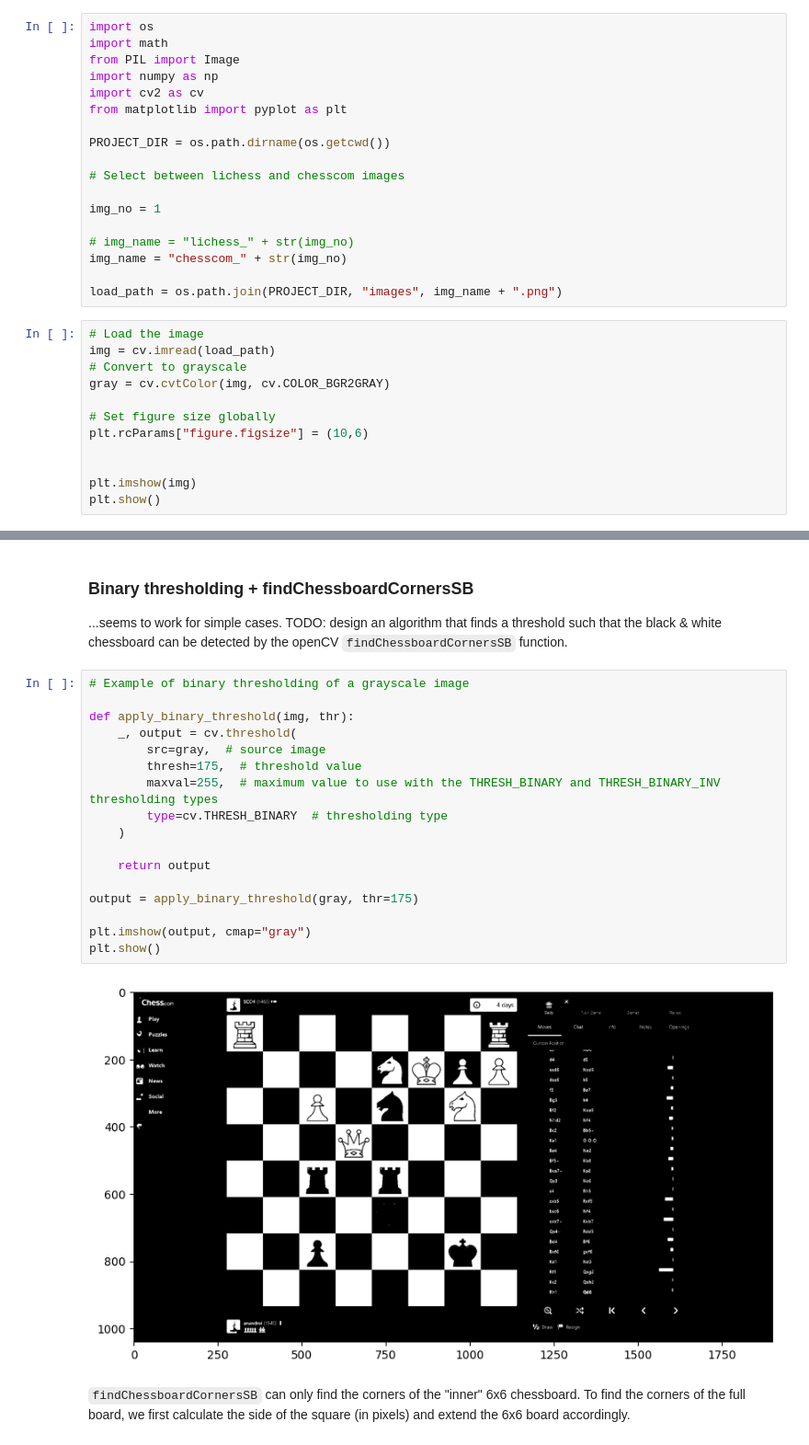
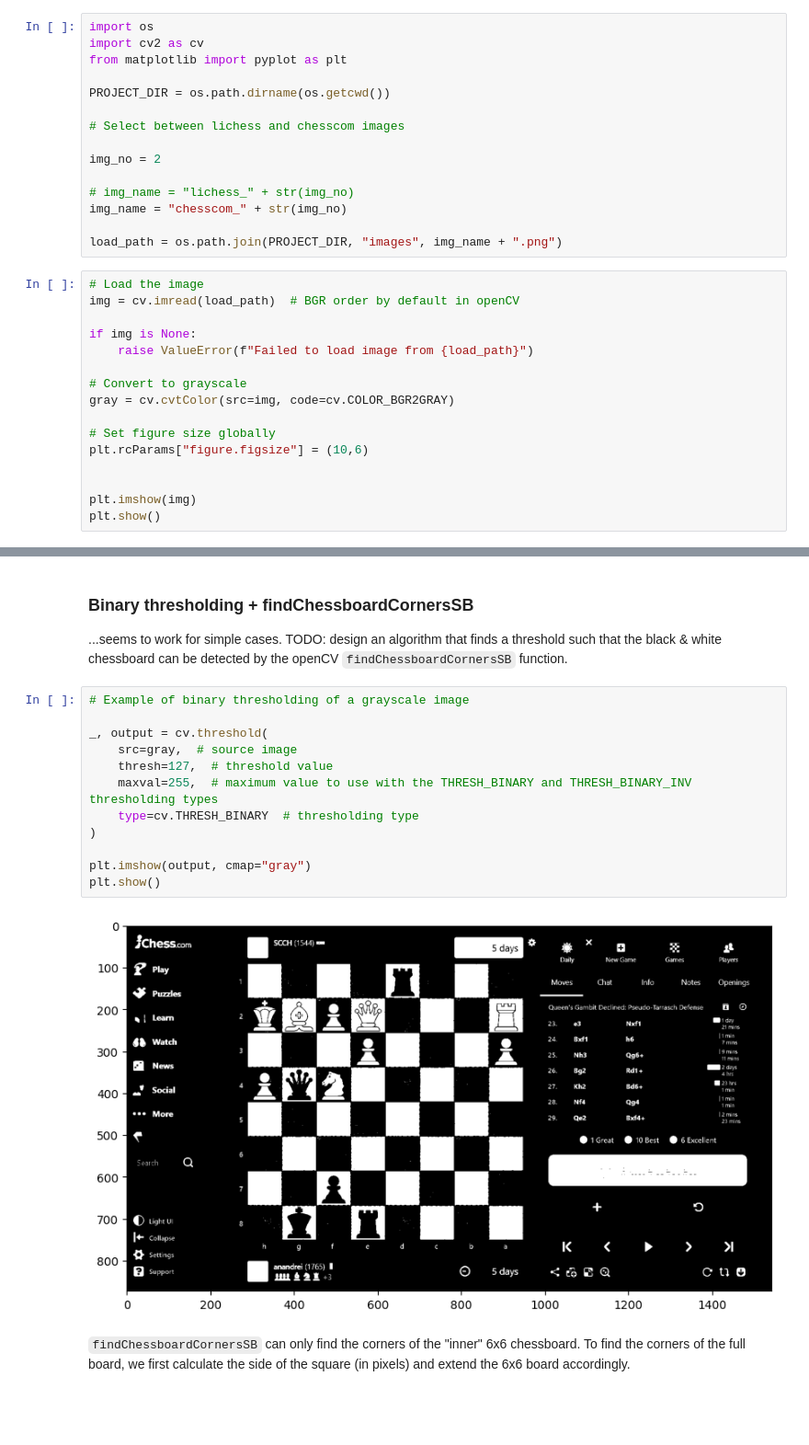
Before and after one commit to anandrei90/fen-generator, a Jupyter notebook: notebooks/detect_chessboard.ipynb, the cells around one changed output, grey strips where cells are left out. Shown at 92% size. Cells and saved outputs as stored; diff of their text form; blank space fills up the shorter version.

```diff
--- a/notebooks/detect_chessboard.ipynb
+++ b/notebooks/detect_chessboard.ipynb
@@ -13,9 +13,6 @@ At the moment the algorithm has been tested only on two screenshots from chess.c
 5) TODO: scale the chessboard to 400*400 pixels (or maybe do this directly in Keras?).
 # %%
 import os
-import math
-from PIL import Image
-import numpy as np
 import cv2 as cv
 from matplotlib import pyplot as plt
 
@@ -23,7 +20,7 @@ PROJECT_DIR = os.path.dirname(os.getcwd())
 
 # Select between lichess and chesscom images
 
-img_no = 1
+img_no = 2
 
 # img_name = "lichess_" + str(img_no)
 img_name = "chesscom_" + str(img_no)
@@ -31,9 +28,13 @@ img_name = "chesscom_" + str(img_no)
 load_path = os.path.join(PROJECT_DIR, "images", img_name + ".png")
 # %%
 # Load the image
-img = cv.imread(load_path)
+img = cv.imread(load_path)  # BGR order by default in openCV
+
+if img is None:
+    raise ValueError(f"Failed to load image from {load_path}")
+
 # Convert to grayscale
-gray = cv.cvtColor(img, cv.COLOR_BGR2GRAY)
+gray = cv.cvtColor(src=img, code=cv.COLOR_BGR2GRAY)
 
 # Set figure size globally
 plt.rcParams["figure.figsize"] = (10,6)
@@ -50,22 +51,17 @@ plt.show()
 # %%
 # Example of binary thresholding of a grayscale image
 
-def apply_binary_threshold(img, thr):
-    _, output = cv.threshold(
-        src=gray,  # source image
-        thresh=175,  # threshold value
-        maxval=255,  # maximum value to use with the THRESH_BINARY and THRESH_BINARY_INV thresholding types
-        type=cv.THRESH_BINARY  # thresholding type
-    )
-
-    return output
-
-output = apply_binary_threshold(gray, thr=175)
+_, output = cv.threshold(
+    src=gray,  # source image
+    thresh=127,  # threshold value
+    maxval=255,  # maximum value to use with the THRESH_BINARY and THRESH_BINARY_INV thresholding types
+    type=cv.THRESH_BINARY  # thresholding type
+)
 
 plt.imshow(output, cmap="gray")
 plt.show()
 # %% [output]
-[figure, old version]
+[figure, new version]
 # %% [markdown]
 `findChessboardCornersSB` can only find the corners of the "inner" 6x6 chessboard. To find the corners of the full board, we first calculate the side of the square (in pixels) and extend the 6x6 board accordingly.
 # %%
```
Also changed, not shown: parts of 5 cells of this notebook.
